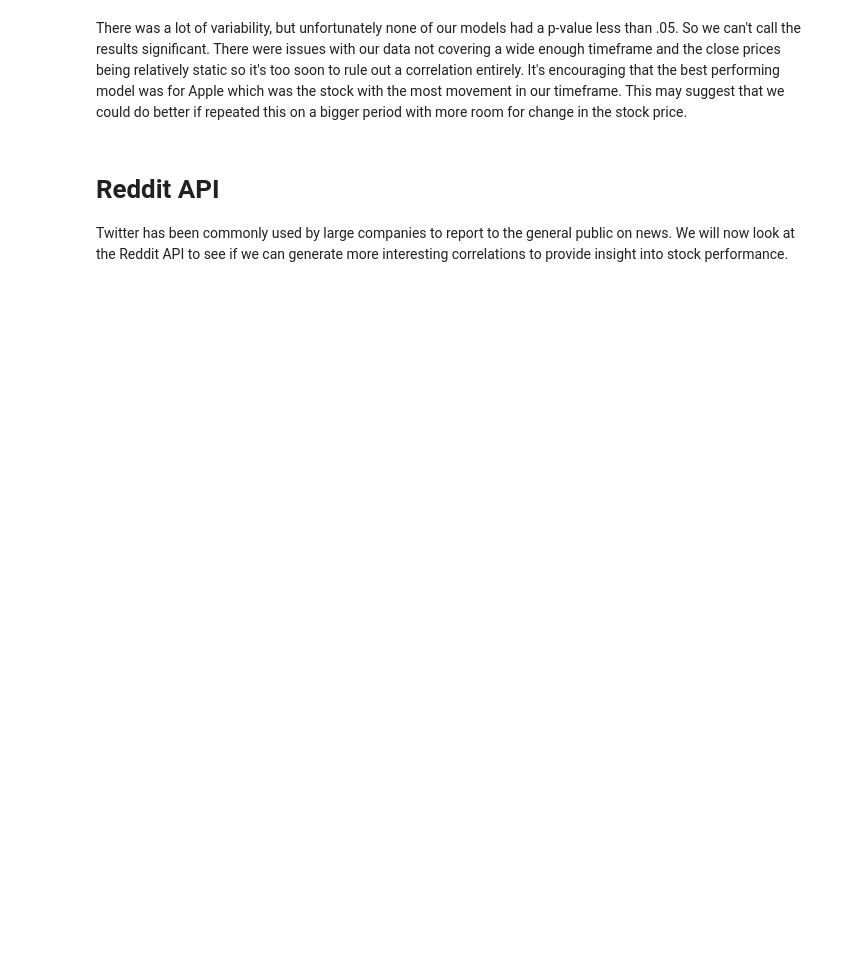
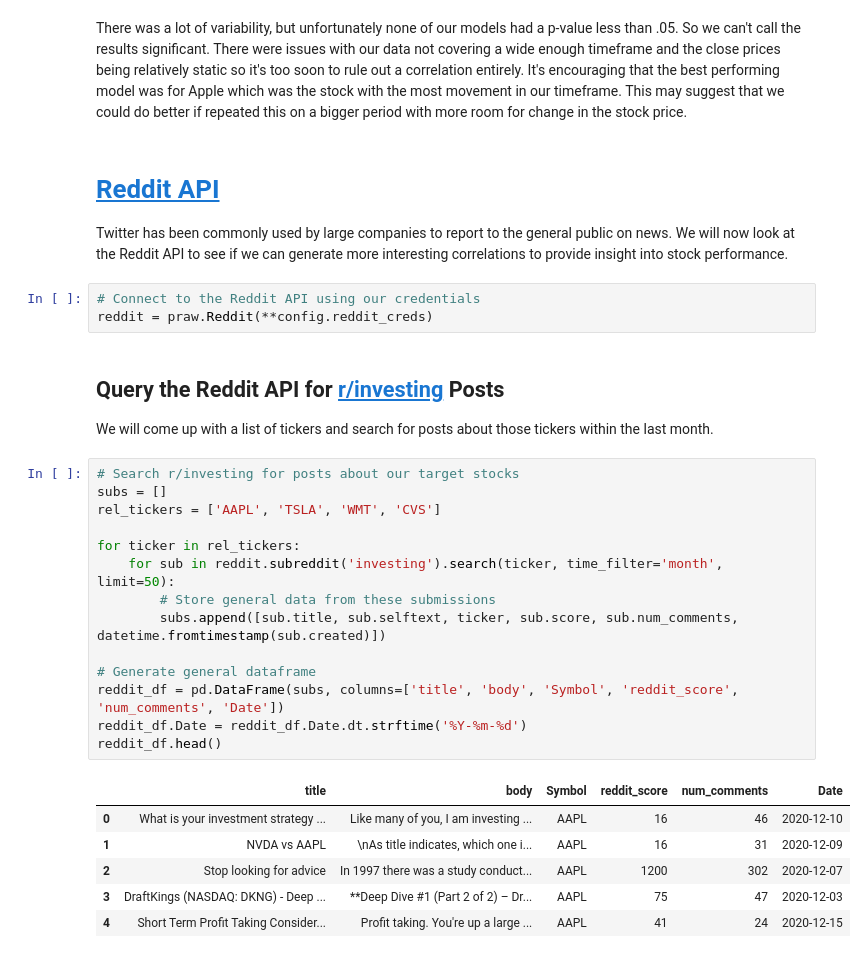
Before and after one commit to gilaniasher/sentiment-driven-market-analysis, a Jupyter notebook: results.ipynb, the cells around one changed output. Saved outputs shown, nothing was run; the diff lists cells and outputs as text; blank space fills up the shorter version.

```diff
--- a/results.ipynb
+++ b/results.ipynb
@@ -484,5 +496,32 @@ XOM:
 # %% [markdown]
 There was a lot of variability, but unfortunately none of our models had a p-value less than .05. So we can't call the results significant. There were issues with our data not covering a wide enough timeframe and the close prices being relatively static so it's too soon to rule out a correlation entirely. It's encouraging that the best performing model was for Apple which was the stock with the most movement in our timeframe. This may suggest that we could do better if repeated this on a bigger period with more room for change in the stock price.
 # %% [markdown]
-# Reddit API
+# [Reddit API](https://praw.readthedocs.io/en/latest/)
 Twitter has been commonly used by large companies to report to the general public on news. We will now look at the Reddit API to see if we can generate more interesting correlations to provide insight into stock performance.
+# %%
+# Connect to the Reddit API using our credentials
+reddit = praw.Reddit(**config.reddit_creds)
+# %% [markdown]
+## Query the Reddit API for [r/investing](https://www.reddit.com/r/investing/) Posts
+We will come up with a list of tickers and search for posts about those tickers within the last month.
+# %%
+# Search r/investing for posts about our target stocks
+subs = []
+rel_tickers = ['AAPL', 'TSLA', 'WMT', 'CVS']
+
+for ticker in rel_tickers:
+    for sub in reddit.subreddit('investing').search(ticker, time_filter='month', limit=50):
+        # Store general data from these submissions
+        subs.append([sub.title, sub.selftext, ticker, sub.score, sub.num_comments, datetime.fromtimestamp(sub.created)])
+
+# Generate general dataframe
+reddit_df = pd.DataFrame(subs, columns=['title', 'body', 'Symbol', 'reddit_score', 'num_comments', 'Date'])
+reddit_df.Date = reddit_df.Date.dt.strftime('%Y-%m-%d')
+reddit_df.head()
+# %% [output]
+|  | title | body | Symbol | reddit_score | num_comments | Date |
+| 0 | What is your investment strategy ... | Like many of you, I am investing ... | AAPL | 16 | 46 | 2020-12-10 |
+| 1 | NVDA vs AAPL | \nAs title indicates, which one i... | AAPL | 16 | 31 | 2020-12-09 |
+| 2 | Stop looking for advice | In 1997 there was a study conduct... | AAPL | 1200 | 302 | 2020-12-07 |
+| 3 | DraftKings (NASDAQ: DKNG) - Deep ... | **Deep Dive #1 (Part 2 of 2) – Dr... | AAPL | 75 | 47 | 2020-12-03 |
+| 4 | Short Term Profit Taking Consider... | Profit taking. You're up a large ... | AAPL | 41 | 24 | 2020-12-15 |
```
Also changed, not shown: parts of 35 cells of this notebook, 1 other file.
